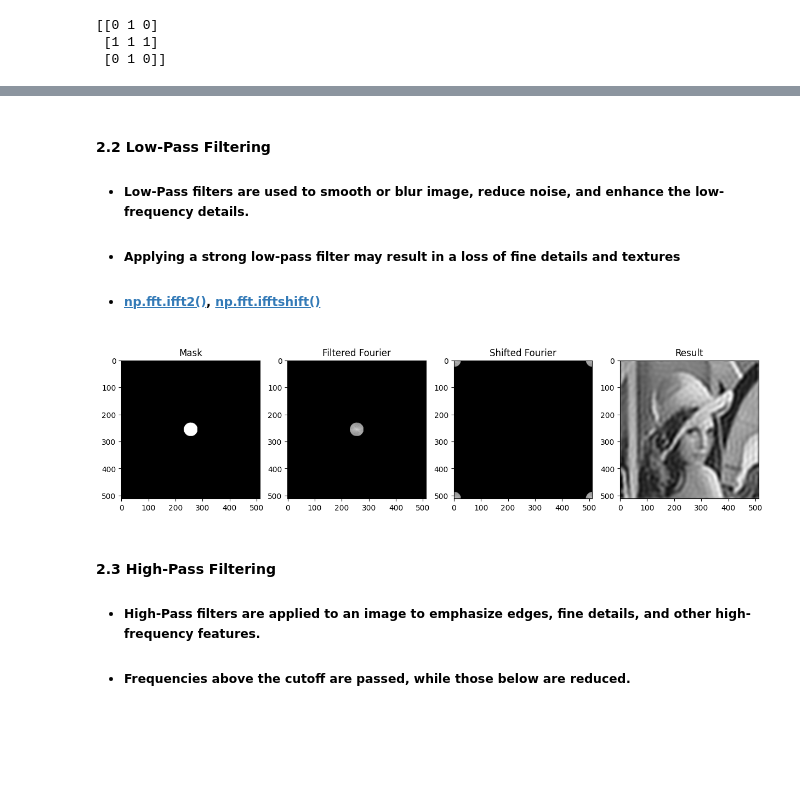
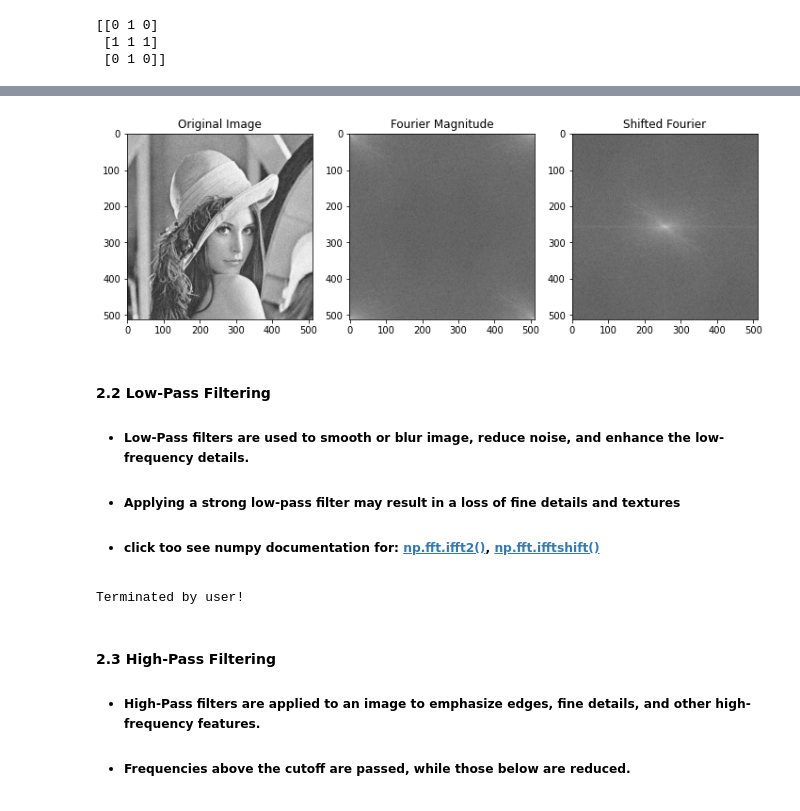
Before and after one commit to RaedSbenaty/CV-DU-Course, a Jupyter notebook: Notebooks/CV_Lab4_Frequency_Filters.ipynb, the cells around one changed output, grey strips where cells are left out. Drawn from its saved outputs; the diff is of its cells as text; code cells hidden in the pictures; blank space fills up the shorter version.

```diff
--- a/Notebooks/CV_Lab4_Frequency_Filters.ipynb
+++ b/Notebooks/CV_Lab4_Frequency_Filters.ipynb
@@ -111,48 +155,56 @@ Image, Fshift = apply_filter_in_freq_domain(path)
+# %%
+path = '../Images/Lenna-noisy.jpg'
+img, Fshift = ft(path)
+# %% [output]
+[figure, added]
 # %% [markdown]
 #### 2.2 Low-Pass Filtering
 * ##### Low-Pass filters are used to smooth or blur image, reduce noise, and enhance the low-frequency details.
 * ##### Applying a strong low-pass filter may result in a loss of fine details and textures
-* ##### [np.fft.ifft2()](https://numpy.org/doc/stable/reference/generated/numpy.fft.ifft2.html),  [np.fft.ifftshift()](https://numpy.org/doc/stable/reference/generated/numpy.fft.ifftshift.html)
+* ##### click too see numpy documentation for: [np.fft.ifft2()](https://numpy.org/doc/stable/reference/generated/numpy.fft.ifft2.html),  [np.fft.ifftshift()](https://numpy.org/doc/stable/reference/generated/numpy.fft.ifftshift.html)
 # %%
 @error_handler
-def apply_low_pass_filtering(img, Fshift, D0=50, type='low'):
-    # Create Mask
-    M, N = img.shape
-    circle = cv.getStructuringElement(cv.MORPH_ELLIPSE, (D0, D0))
-    center_h = M // 2
-    center_w = N // 2
-    h_r = D0 // 2
-    if type == 'low':
-        mask = np.zeros((M, N))
-        mask[center_h - h_r:center_h + h_r, center_w - h_r:center_w + h_r] = circle.copy()
-    elif type == 'high':
-        mask = np.ones((M, N))
-        mask[center_h - h_r:center_h + h_r, center_w - h_r:center_w + h_r] = 1 - circle.copy()
+def apply_filter_in_freq_domain(img, Fshift, D0=50, type='low'):
+    while True:
+        cv.imshow("Shifted Fourier", norm_mag(Fshift))
 
-    # Create Subplots
-    fig, axs = plt.subplots(1, 4, figsize=(15, 7))
+        # Create Mask
+        circle = cv.getStructuringElement(cv.MORPH_ELLIPSE, (D0, D0))
+        M, N = img.shape
+        center_h, center_w = M // 2, N // 2
+        h_r = D0 // 2
 
-    # Mask Image
-    plot_image(axs[0], mask, 'Mask')
+        if type == 'low':
+            mask = np.zeros((M, N))
+            mask[center_h - h_r:center_h + h_r, center_w - h_r:center_w + h_r] = circle.copy()
+        elif type == 'high':
+            mask = np.ones((M, N))
+            mask[center_h - h_r:center_h + h_r, center_w -
+                 h_r:center_w + h_r] = 1 - circle.copy()
 
-    # Apply Filter
-    Gshift = Fshift * mask  # is equal to: cv.bitwise_and(mask, np.log1p(np.abs(Fshift)))
-    plot_image(axs[1], np.log1p(np.abs(Gshift)), 'Filtered Fourier')
-
-    # Shifted Fourier
-    G = np.fft.ifftshift(Gshift)
-    plot_image(axs[2], np.log1p(np.abs(G)), 'Shifted Fourier')
-
-    # Filtered Image
-    res = np.abs(np.fft.ifft2(G))
-    plot_image(axs[3], res, 'Result')
-
-    plt.show()
+        cv.imshow("Mask", mask)
 
 
-apply_low_pass_filtering(Image, Fshift, D0=50, type='low')
+        # Apply Filter
+        filtered_Fshift = mask * Fshift
+
+        # Un-shift Filtered Image
+        filtered_F = np.fft.ifftshift(filtered_Fshift)
+        cv.imshow("Shifted Filtered Fourier", norm_mag(np.fft.fftshift(filtered_F)))
+
+        # Inverse Fourier Transform
+        result = np.abs(np.fft.ifft2(filtered_F))
+        cv.imshow("Result", result / np.float32(255))
+
+        show_text_window([f'Kernel Size {D0, D0}'])
+        key = cv.waitKey(0)
+        dD0, _ = get_updated_value(key, 2)
+        D0 += dD0
+
+
+apply_filter_in_freq_domain(img, Fshift, D0=50, type='low')
 # %% [output]
-[figure, removed]
+Terminated by user!
 # %% [markdown]
 #### 2.3 High-Pass Filtering
 * ##### High-Pass filters are applied to an image to emphasize edges, fine details, and other high-frequency features.
```
Also changed, not shown: parts of 9 cells of this notebook, 4 other files.
